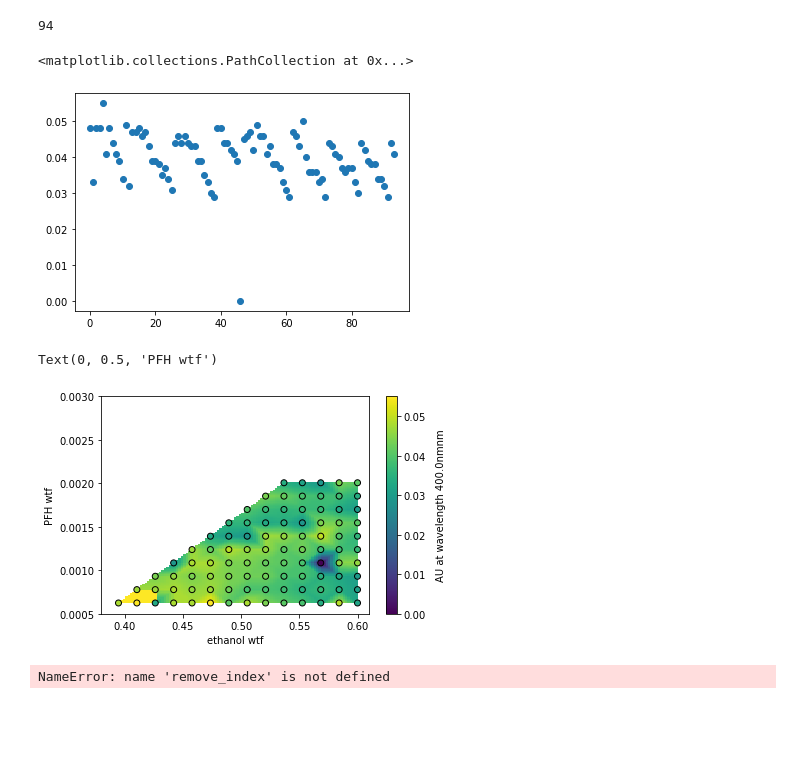
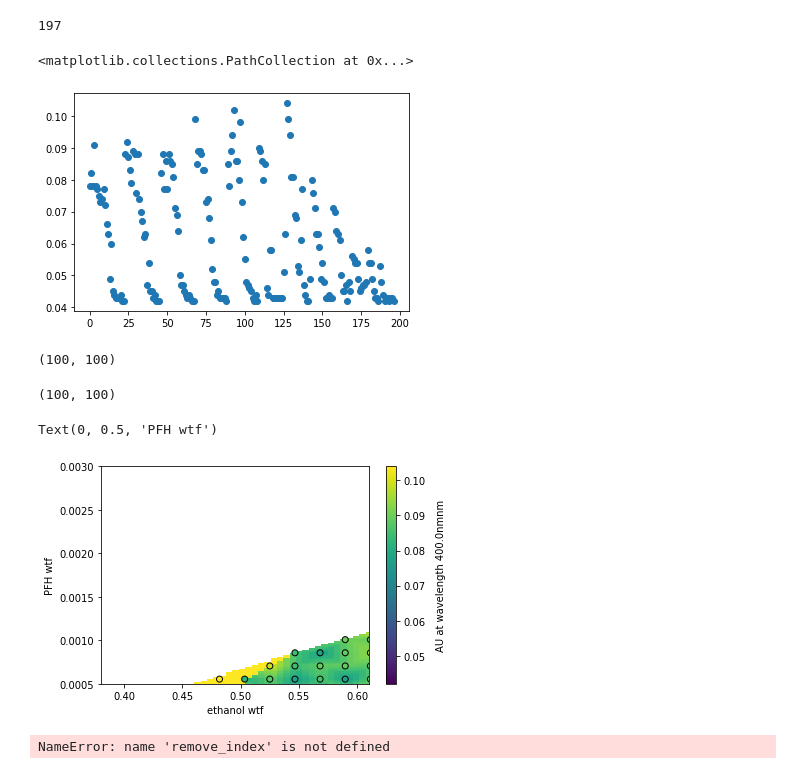
Before and after one commit to pozzo-research-group/OT2Protocols, a Jupyter notebook: ot2protocol/Ouzo_OT2_Sampling/Plate Reader UVVis Processing_final-Copy1.ipynb, the cells around one changed output. Cells and saved outputs as stored; diff of their text form; code cells hidden in the pictures; blank space fills up the shorter version.

```diff
--- a/ot2protocol/Ouzo_OT2_Sampling/Plate Reader UVVis Processing_final-Copy1.ipynb
+++ b/ot2protocol/Ouzo_OT2_Sampling/Plate Reader UVVis Processing_final-Copy1.ipynb
@@ -80,8 +79,7 @@ def remove_visual_outliers(x, y, z, z_score_threshold = 3):
 # what happens with overflow or undefined data???
 # %%
 # Load all things needed in this case
-sample_info = pd.read_csv(r"C:\Users\Edwin\Desktop\11_11_20\experiment_info") # make it find the blank position from sample_info
-plate_names = ['Sheet1','Sheet2']
-plate_dfs = extract_plates(r"C:\Users\Edwin\Desktop\11_11_20\11_11_2020_Plate1.xlsx", plate_names) # can edit/remove wells accidently measured etc, but really should be done at excel level
+sample_info = pd.read_csv(r"C:\Users\Edwin\Desktop\Ouzo Runs\11_17_2020\experiment_info") # make it find the blank position from sample_info
+plate_names = ['Sheet1','Sheet2', 'Sheet3']
+plate_dfs = extract_plates(r"C:\Users\Edwin\Desktop\Ouzo Runs\11_17_2020\11_17_2020_Plate123.xlsx", plate_names) # can edit/remove wells accidently measured etc, but really should be done at excel level
 merged_df = merge_wavelength_dfs(plate_dfs)
-plate_dfs
@@ -107,4 +87,4 @@ plate_dfs
 # baseline and combine
 baseline_series = merged_df.iloc[-1]
 merged_baselined_df = baseline_correction(merged_df, baseline_series)
-combined_df = add_abs_to_sample_info(sample_info, merged_baselined_df)
+combined_df = add_abs_to_sample_info(sample_info, merged_df)
@@ -121,12 +163,12 @@ modi = remove_visual_outliers(x,y,z,2) # this should only be used to find the ne
 # %%
 print(len(modi[2]))
 # %% [output]
-94
+197
 # %%
 plt.scatter(range(len(modi[2])), modi[2])
 # %% [output]
 <matplotlib.collections.PathCollection at 0x...>
-[figure, old version]
+[figure, new version]
 # %%
 min_x = min(combined_restricted_xyz[0])
 max_x = max(combined_restricted_xyz[0])
@@ -135,7 +177,26 @@ max_y = max(combined_restricted_xyz[1])
 min_z = min(modi[2])
 max_z = max(modi[2])
 # print(max_z)
+# %%
+Z0.shape
+# %% [output]
+(100, 100)
+# %%
+x_space = np.linspace(min_x,max_x,100)
+y_space = np.linspace(min_y,max_y,100)
+xx, yy = np.meshgrid(x_space,y_space)
+xx.shape
+# %% [output]
+(100, 100)
 # %%
+min_x = min(combined_restricted_xyz[0])
+max_x = max(combined_restricted_xyz[0])
+min_y = min(combined_restricted_xyz[1])
+max_y = max(combined_restricted_xyz[1])
+min_z = min(modi[2])
+max_z = max(modi[2])
+# print(max_z)
+
 
 ### First make the xx,yy coordinates that the interpolation will span
 x_space = np.linspace(min_x,max_x,100)
@@ -166,34 +227,34 @@ vmax = np.nanmax(Z0_v)
 norm=colors.Normalize(vmin=min_z, vmax=max_z)
 
 mappable = ax.pcolormesh(xx, yy, Z0, norm=norm)
 # mappable.set_clim(vmin=vmin, vmax=vmax)
 # mappable.set_clim(vmin,vmax)
 
 
 ax.scatter(combined_restricted_xyz[0], combined_restricted_xyz[1],
            c = combined_restricted_xyz[2], norm=norm, cmap = mpl.cm.viridis, edgecolors='k')
 
 cbar = plt.colorbar(mappable)
 
 cbar_txt = "AU at wavelength " + str(wavelength) + 'nm'
 cbar.set_label(cbar_txt, labelpad = 10)
 # ax.set_xlim(xmin =0, xmax = 0.0006) # simple ratios for easy viewing
 ax.set_ylim([0.0005, 0.003])
 ax.set_xlim([0.38,0.610])
 # ax.set_yticks(np.arange(-0.0001, 0.00035, 0.0001))
 # ax.set_yticks(np.arange(0, 0.0007, 0.00005))
 # ax.set_xticks(np.arange(0, 0.00035, 0.001))
 # axacx.yticks(np.arange(min, max, step))
 ax.set_xlabel(x_name)
 ax.set_ylabel(y_name)
 # ax.set_xlim([-0.0001,0.0006])
 # ax.text(0.4,0.002, "vmin = " + str(vmin) + '\nvmax = '+ str(vmax))
 
 # ax.text(0.4,0.002,'*Negative AU values due to \n instrument resolution of 0.001 AU')
 # ax.set_ylim([0,0.05])
 # %% [output]
 Text(0, 0.5, 'PFH wtf')
-[figure, old version]
+[figure, new version]
 # %%
 remove_index[0]
 # %% [output]
```
Also changed, not shown: parts of 9 cells of this notebook, 2 other files.
